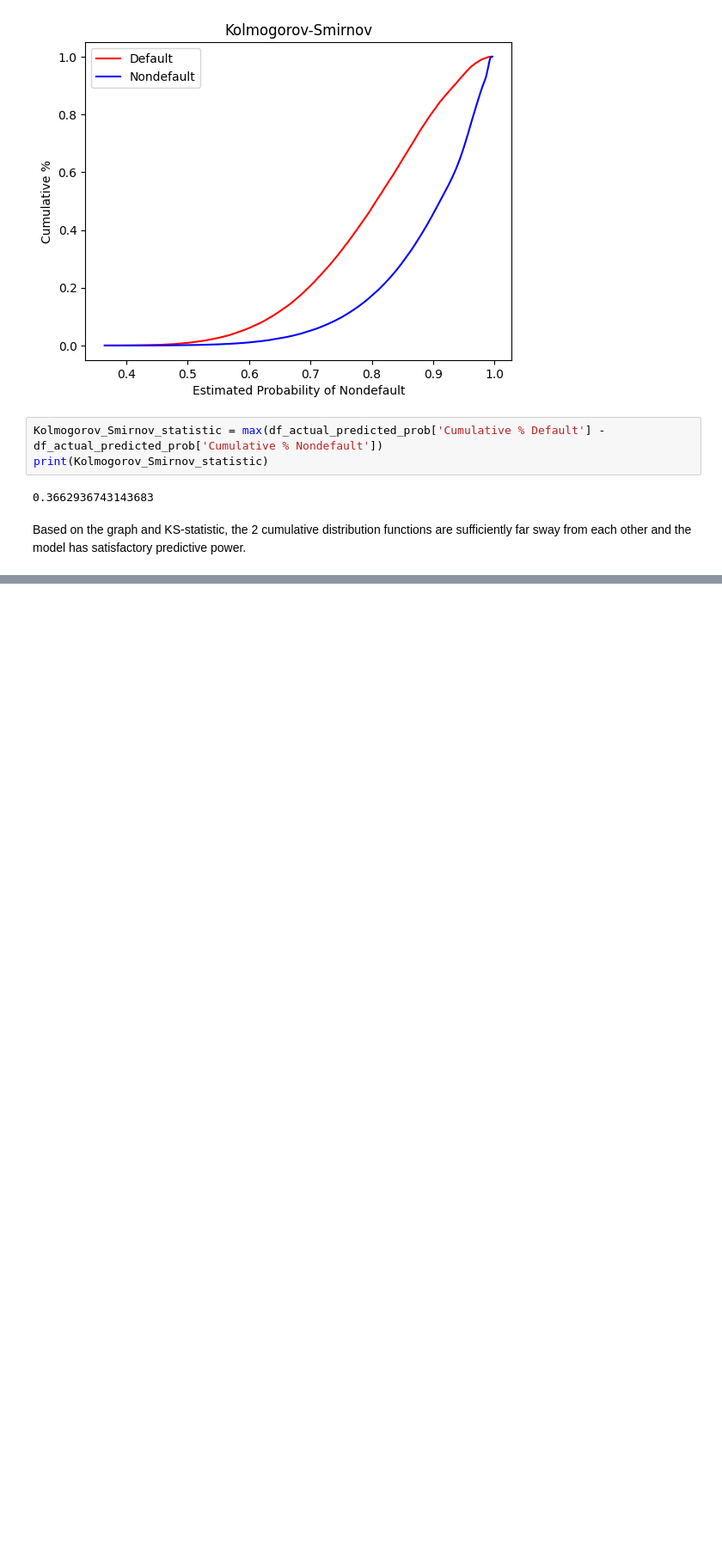
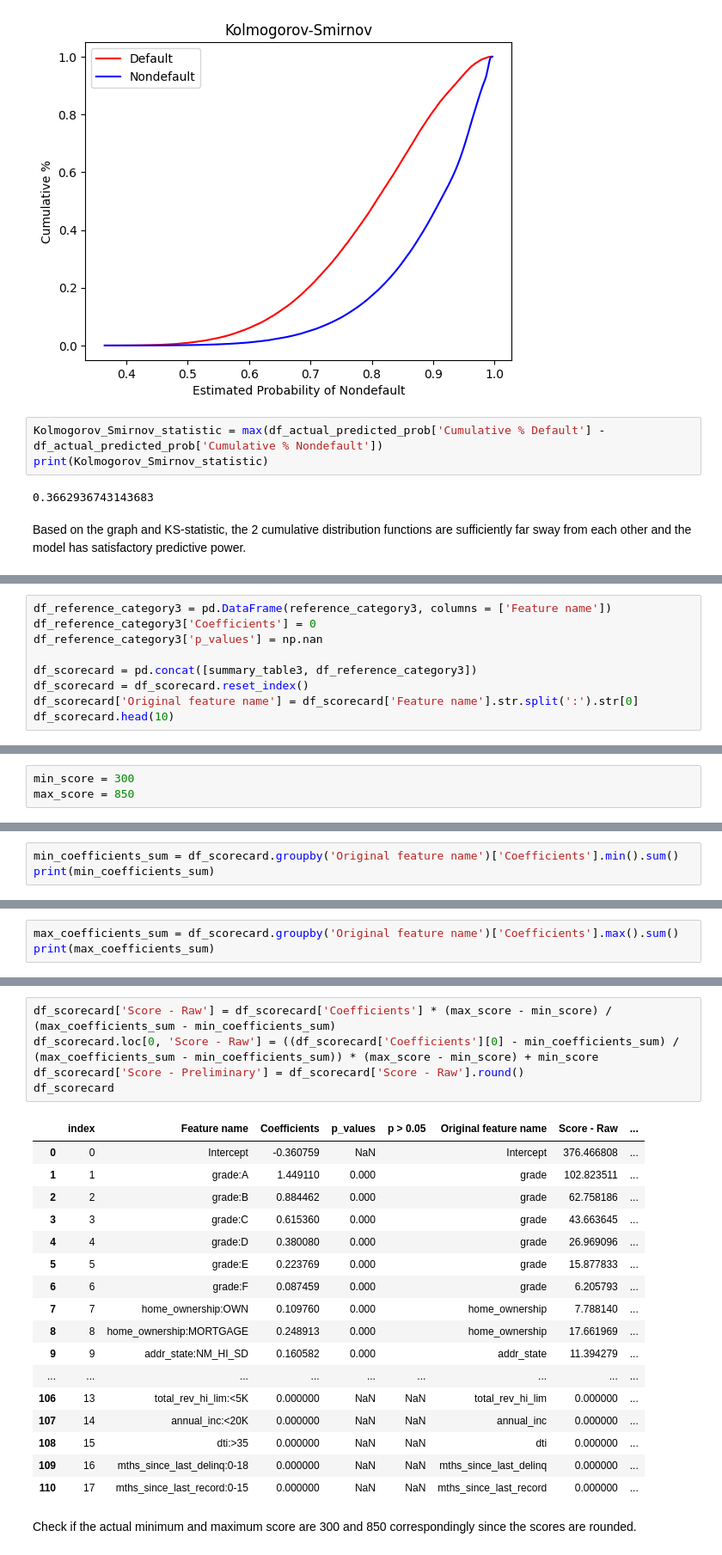
Before and after one commit to z252zhu/Credit-Risk-Modeling-on-Loan-Data, a Jupyter notebook: Credir Risk Modeling on Lending Club Loan Data - Modeling.ipynb, the cells around one changed output, grey strips where cells are left out. Shown: that part at 86% size. Cells and saved outputs as stored; diff of their text form; blank space fills up the shorter version.

```diff
--- a/Credir Risk Modeling on Lending Club Loan Data - Modeling.ipynb
+++ b/Credir Risk Modeling on Lending Club Loan Data - Modeling.ipynb
@@ -1027,0 +1031,9 @@ Based on the graph and KS-statistic, the 2 cumulative distribution functions are
+# %%
+df_reference_category3 = pd.DataFrame(reference_category3, columns = ['Feature name'])
+df_reference_category3['Coefficients'] = 0
+df_reference_category3['p_values'] = np.nan
+
+df_scorecard = pd.concat([summary_table3, df_reference_category3])
+df_scorecard = df_scorecard.reset_index()
+df_scorecard['Original feature name'] = df_scorecard['Feature name'].str.split(':').str[0]
+df_scorecard.head(10)
@@ -1027,0 +1068,3 @@ Based on the graph and KS-statistic, the 2 cumulative distribution functions are
+# %%
+min_score = 300
+max_score = 850
@@ -1027,0 +1073,3 @@ Based on the graph and KS-statistic, the 2 cumulative distribution functions are
+# %%
+min_coefficients_sum = df_scorecard.groupby('Original feature name')['Coefficients'].min().sum()
+print(min_coefficients_sum)
@@ -1027,0 +1078,3 @@ Based on the graph and KS-statistic, the 2 cumulative distribution functions are
+# %%
+max_coefficients_sum = df_scorecard.groupby('Original feature name')['Coefficients'].max().sum()
+print(max_coefficients_sum)
@@ -1027,0 +1091,25 @@ Based on the graph and KS-statistic, the 2 cumulative distribution functions are
+# %%
+df_scorecard['Score - Raw'] = df_scorecard['Coefficients'] * (max_score - min_score) / (max_coefficients_sum - min_coefficients_sum)
+df_scorecard.loc[0, 'Score - Raw'] = ((df_scorecard['Coefficients'][0] - min_coefficients_sum) / (max_coefficients_sum - min_coefficients_sum)) * (max_score - min_score) + min_score
+df_scorecard['Score - Preliminary'] = df_scorecard['Score - Raw'].round()
+df_scorecard
+# %% [output]
+|  | index | Feature name | Coefficients | p_values | p > 0.05 | Original feature name | Score - Raw | ... |
+| 0 | 0 | Intercept | -0.360759 | NaN |  | Intercept | 376.466808 | ... |
+| 1 | 1 | grade:A | 1.449110 | 0.000 |  | grade | 102.823511 | ... |
+| 2 | 2 | grade:B | 0.884462 | 0.000 |  | grade | 62.758186 | ... |
+| 3 | 3 | grade:C | 0.615360 | 0.000 |  | grade | 43.663645 | ... |
+| 4 | 4 | grade:D | 0.380080 | 0.000 |  | grade | 26.969096 | ... |
+| 5 | 5 | grade:E | 0.223769 | 0.000 |  | grade | 15.877833 | ... |
+| 6 | 6 | grade:F | 0.087459 | 0.000 |  | grade | 6.205793 | ... |
+| 7 | 7 | home_ownership:OWN | 0.109760 | 0.000 |  | home_ownership | 7.788140 | ... |
+| 8 | 8 | home_ownership:MORTGAGE | 0.248913 | 0.000 |  | home_ownership | 17.661969 | ... |
+| 9 | 9 | addr_state:NM_HI_SD | 0.160582 | 0.000 |  | addr_state | 11.394279 | ... |
+| ... | ... | ... | ... | ... | ... | ... | ... | ... |
+| 106 | 13 | total_rev_hi_lim:<5K | 0.000000 | NaN | NaN | total_rev_hi_lim | 0.000000 | ... |
+| 107 | 14 | annual_inc:<20K | 0.000000 | NaN | NaN | annual_inc | 0.000000 | ... |
+| 108 | 15 | dti:>35 | 0.000000 | NaN | NaN | dti | 0.000000 | ... |
+| 109 | 16 | mths_since_last_delinq:0-18 | 0.000000 | NaN | NaN | mths_since_last_delinq | 0.000000 | ... |
+| 110 | 17 | mths_since_last_record:0-15 | 0.000000 | NaN | NaN | mths_since_last_record | 0.000000 | ... |
+# %% [markdown]
+Check if the actual minimum and maximum score are 300 and 850 correspondingly since the scores are rounded.
```
Also changed, not shown: parts of 42 cells of this notebook.
